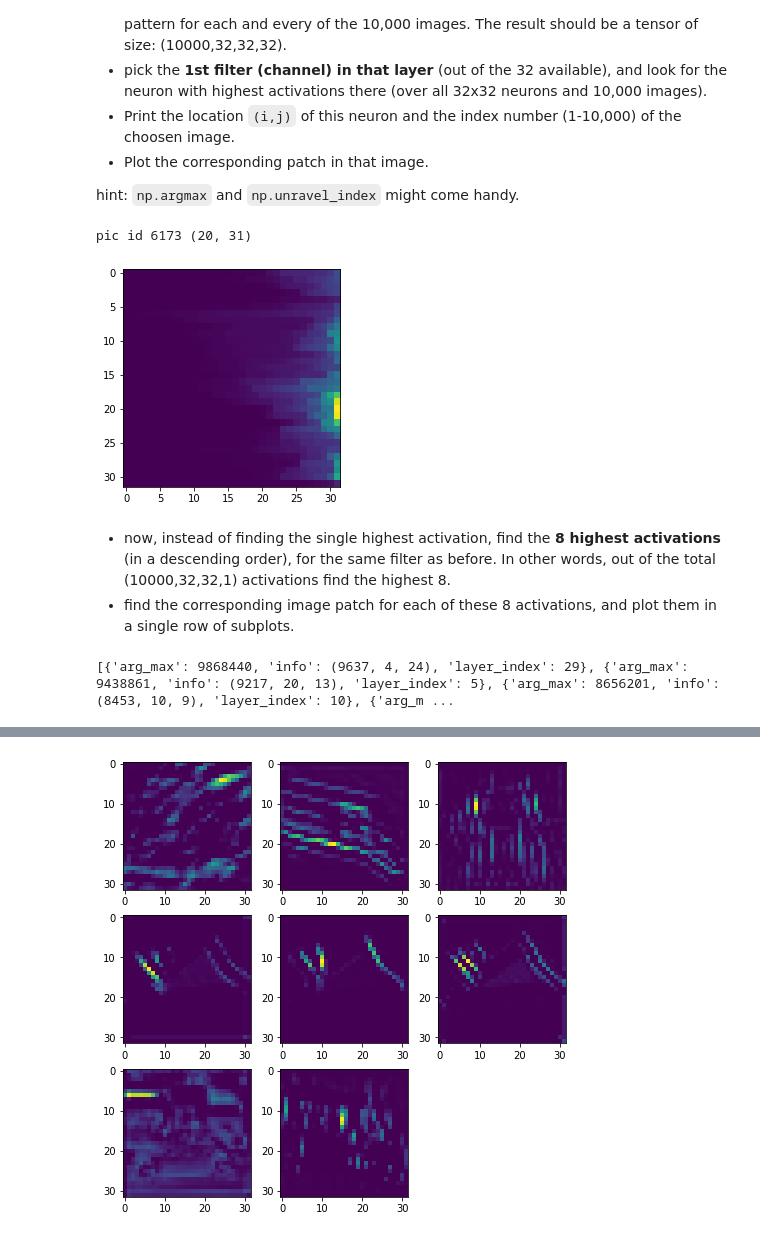
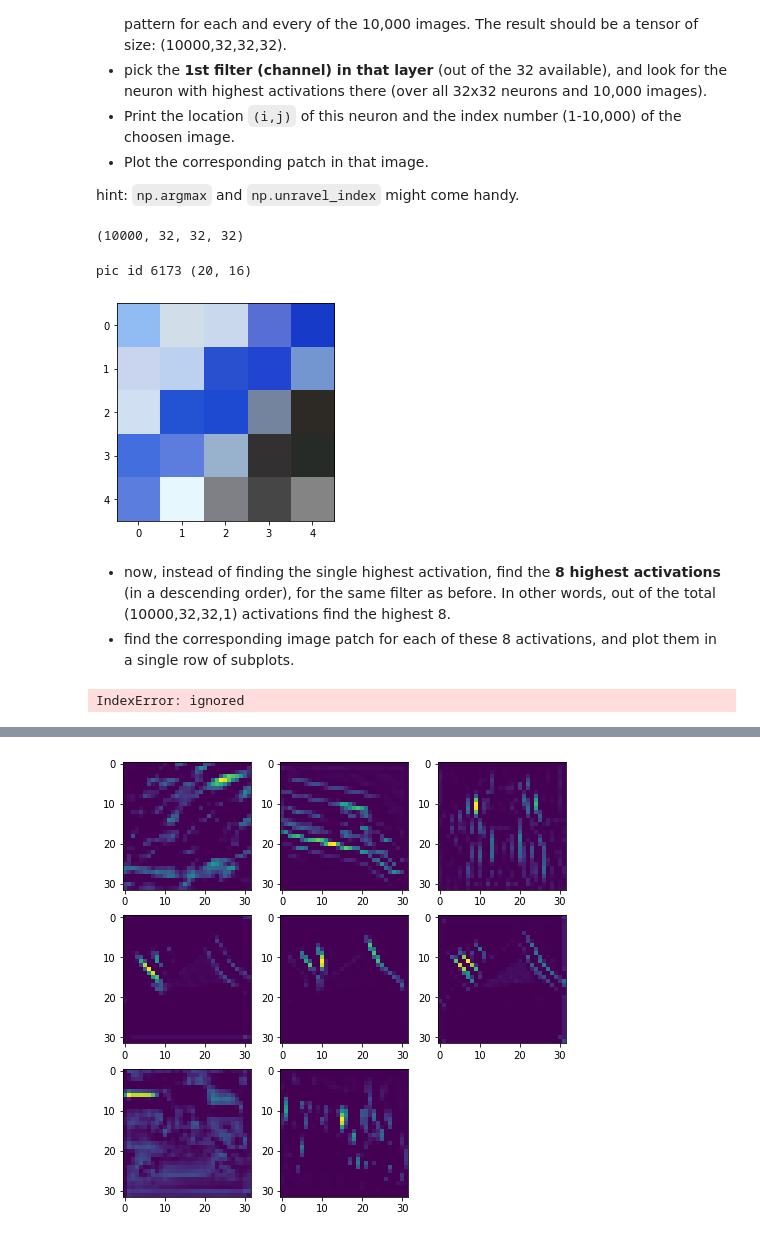
Before and after one commit to sergienko4/deep-learing, a Jupyter notebook: ex6.ipynb, the cells around one changed output, grey strips where cells are left out. Cells and saved outputs as stored; diff of their text form; code cells hidden in the pictures.

```diff
--- a/ex6.ipynb
+++ b/ex6.ipynb
@@ -135,30 +135,54 @@ hint: `np.argmax` and `np.unravel_index` might come handy.
 # %%
 activations = Model(inputs=model.inputs, outputs=model.layers[2].output)
 prediction = activations.predict(x_test)
+# %%
+prediction.shape
+# %% [output]
+(10000, 32, 32, 32)
 # %%
 # get the image with the i,j
 index = np.unravel_index(np.argmax(prediction[:,:,:,0]),prediction[:,:,:,0].shape)
 print(f'pic id {index[0]} {index[1],index[2]}')
-
-pyplot.imshow(prediction[index[0], :, :, 0])
+img = x_test[index[0]]
+i = index[1]
+j = index[2]
+pyplot.imshow(img[(i-2): (i+3),(j-2):(j+3),:])
 pyplot.show()
 # %% [output]
-pic id 6173 (20, 31)
+pic id 6173 (20, 16)
-[figure, old version]
+[figure, new version]
 # %% [markdown]
 - now, instead of finding the single highest activation, find the **8 highest activations** (in a descending order), for the same filter as before. In other words, out of the total (10000,32,32,1) activations find the highest 8.
 - find the corresponding image patch for each of these 8 activations, and plot them in a single row of subplots.
 # %%
 
 arr_results = []
-for i in range(0,prediction.shape[-1]):
-  max_arg = np.argmax(prediction[:,:,:,i])
-  index = np.unravel_index(max_arg,prediction[:,:,:,i].shape)
-  arr_results.append({'arg_max':max_arg, 'info' : index, 'layer_index': i})
-  #print(f'pic id {index[0]} {index[1],index[2]}')
-arr_results = sorted(arr_results, key=itemgetter('arg_max'), reverse=True)
+first_filter = prediction[:,:,:,0]
+first_filter = np.copy(first_filter)
 
-top_8 = arr_results[:8]
-print(top_8)
+for i in range(8):
+  id = np.argmax(first_filter)
+  arr_results.append(id)
+  first_filter = np.delete(first_filter, obj=id, axis=0)
+  print(id)
+
+# id = np.argmax(first_filter)
+# prediction[id]
+# for top in range(2):
+#   print()
+
+
+
+# np.argsort(first_filter)
+# # for i in range(0,prediction.shape[-1]):
+# # check host to revers sort
+#   max_arg = np.argsort(prediction[:,:,:,0])
+#   index = np.unravel_index(max_arg,prediction[:,:,:,i].shape)
+#   arr_results.append({'arg_max':max_arg, 'info' : index, 'layer_index': i})
+#   #print(f'pic id {index[0]} {index[1],index[2]}')
+# arr_results = sorted(arr_results, key=itemgetter('arg_max'), reverse=True)
+
+# top_8 = arr_results[:8]
+# print(top_8)
 # %% [output]
-[{'arg_max': 9868440, 'info': (9637, 4, 24), 'layer_index': 29}, {'arg_max': 9438861, 'info': (9217, 20, 13), 'layer_index': 5}, {'arg_max': 8656201, 'info': (8453, 10, 9), 'layer_index': 10}, {'arg_m ...
+IndexError: ignored
```
Also changed, not shown: parts of 4 cells of this notebook.
